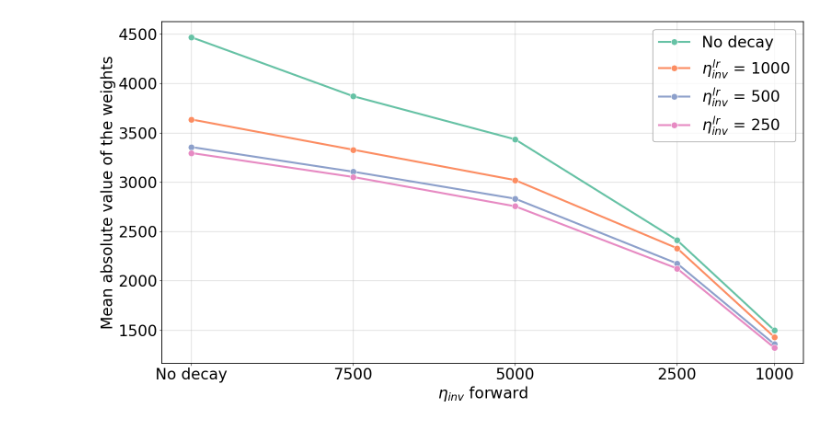
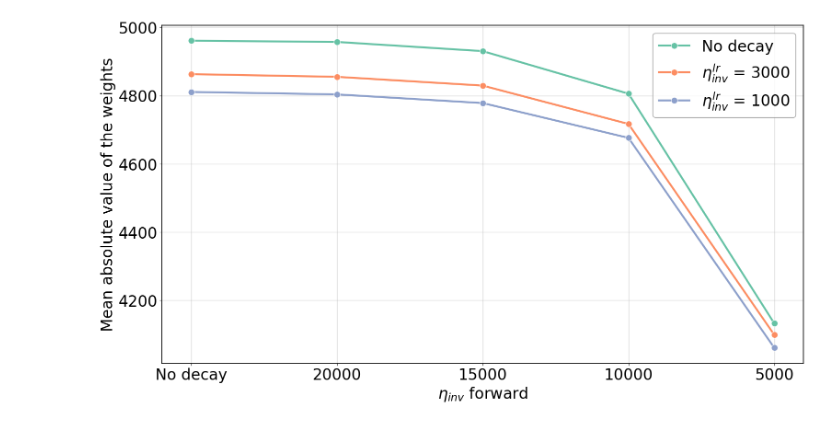
Before and after one commit to albertopirillo/NITRO-D, a Jupyter notebook: figures/plot_weight_decay.ipynb, the cells around one changed output. Cells and saved outputs as stored; diff of their text form; code cells hidden in the pictures.

Commit message:
Update /figures

```diff
--- a/figures/plot_weight_decay.ipynb
+++ b/figures/plot_weight_decay.ipynb
@@ -85,5 +89,6 @@ Name: subnet_decay_inv, dtype: bool
 # %%
-df['fwd_decay_inv'] = df['fwd_decay_inv'].replace(0, 10_000)
-df['subnet_decay_inv'] = df['subnet_decay_inv'].replace(0, 3000)
+no_decay_placeholder = 25_000
+df['fwd_decay_inv'] = df['fwd_decay_inv'].replace(0, no_decay_placeholder)
+df['lrn_decay_inv'] = df['lrn_decay_inv'].replace(0, no_decay_placeholder)
 df
 # %% [output]
@@ -107,9 +111,6 @@ df
-# %%
-values = [250, 500, 1000, 3000]
-df = df[df['subnet_decay_inv'].isin(values)]
 # %%
-x_labels = df['fwd_decay_inv'].replace(10_000, 'No decay').unique()
-y_labels = df['subnet_decay_inv'].unique()
+x_labels = df['fwd_decay_inv'].replace(no_decay_placeholder, 'No decay').unique()
+y_labels = [no_decay_placeholder, 3000, 1000]
 # %%
 params = {
    'font.size': 24,
@@ -127,30 +128,31 @@ y_label = 'Mean absolute value of the weights'
 legend_labels = ['$\eta_{inv}^{lr}$ = ' + str(value) for value in y_labels]
 legend_labels[0] = 'No decay'
 # %%
-from palettable.colorbrewer.qualitative import Set2_4
-colors = Set2_4.mpl_colors
+from palettable.colorbrewer.qualitative import Set2_3
+colors = Set2_3.mpl_colors
 # %%
 fig, ax = plt.subplots(figsize=(16, 9))
 # ax.set_title(title)
 ax.set_xlabel(x_label)
 ax.set_ylabel(y_label)
 
 sns.lineplot(
     data=df, x='fwd_decay_inv',y=block_columns[0],
-    hue='subnet_decay_inv', ax=ax, marker='o', errorbar=None,
+    hue='lrn_decay_inv', ax=ax, marker='o', errorbar=None,
     linewidth=3, markersize=10, palette=colors
 )
 
 ax.invert_xaxis()
 plt.xticks(df['fwd_decay_inv'].unique(), labels=x_labels)
 ax.tick_params(axis='x')
 ax.tick_params(axis='y')
 
 legend = plt.legend(legend_labels)
 frame = legend.get_frame()
 frame.set_edgecolor('0.5')
+
 plt.grid(linewidth=1, alpha=0.5, axis='both')
 plt.tight_layout()
 plt.savefig('weight_decay_effect.pdf')
 # %% [output]
-[figure, old version]
+[figure, new version]
```
Also changed, not shown: parts of 6 cells of this notebook, 10 other files.
